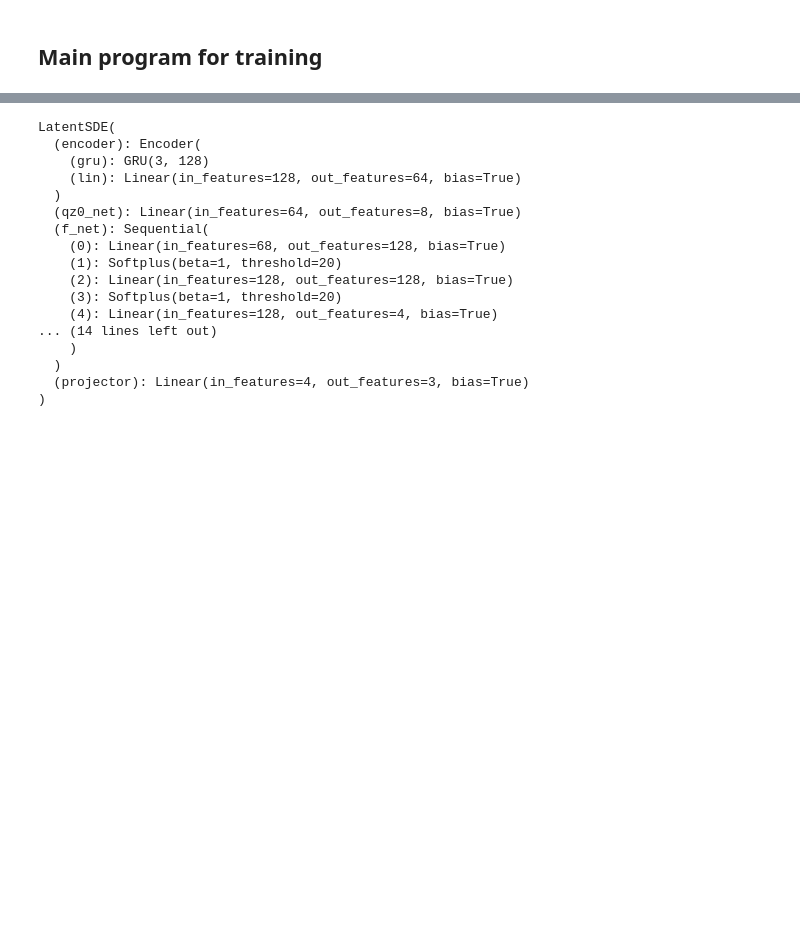
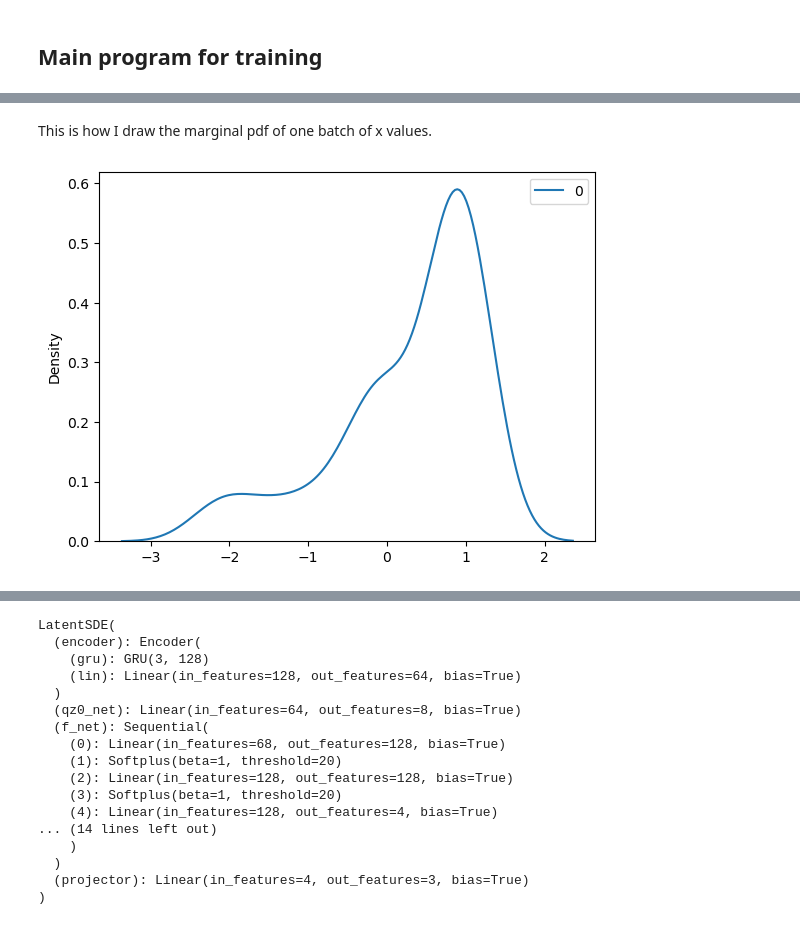
Before and after one commit to xdong99/NeuralSDE_Tests, a Jupyter notebook: latent_sde_lorenz.ipynb, the cells around one changed output, grey strips where cells are left out. Drawn from its saved outputs; the diff is of its cells as text; code cells hidden in the pictures; blank space fills up the shorter version.

```diff
--- a/latent_sde_lorenz.ipynb
+++ b/latent_sde_lorenz.ipynb
@@ -346,0 +380,8 @@ plt.show()
+# %% [markdown]
+This is how I draw the marginal pdf of one batch of x values.
+# %%
+import seaborn as sns
+sns.kdeplot(z1[:, 0, :])
+plt.show()
+# %% [output]
+[figure, added]
```
Also changed, not shown: parts of 33 cells of this notebook, 2 other files.
